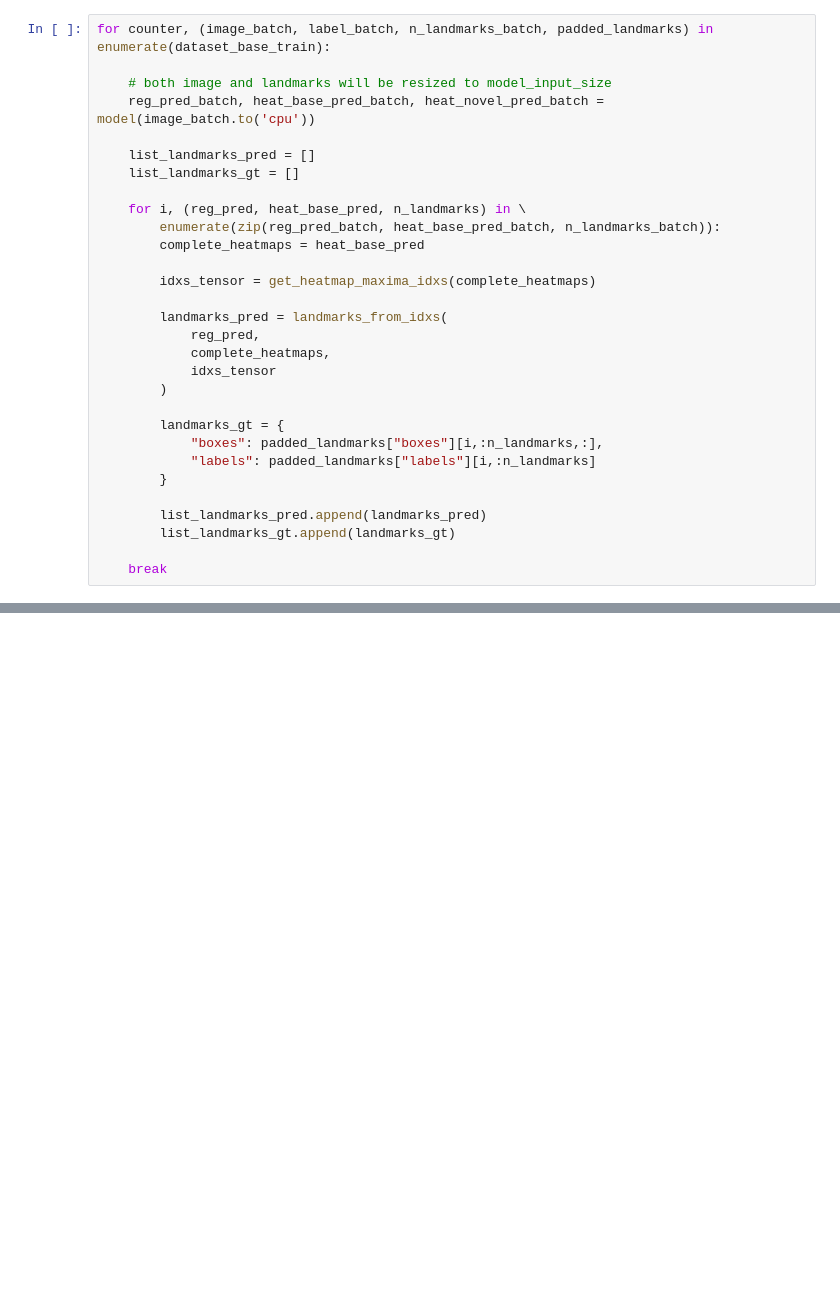
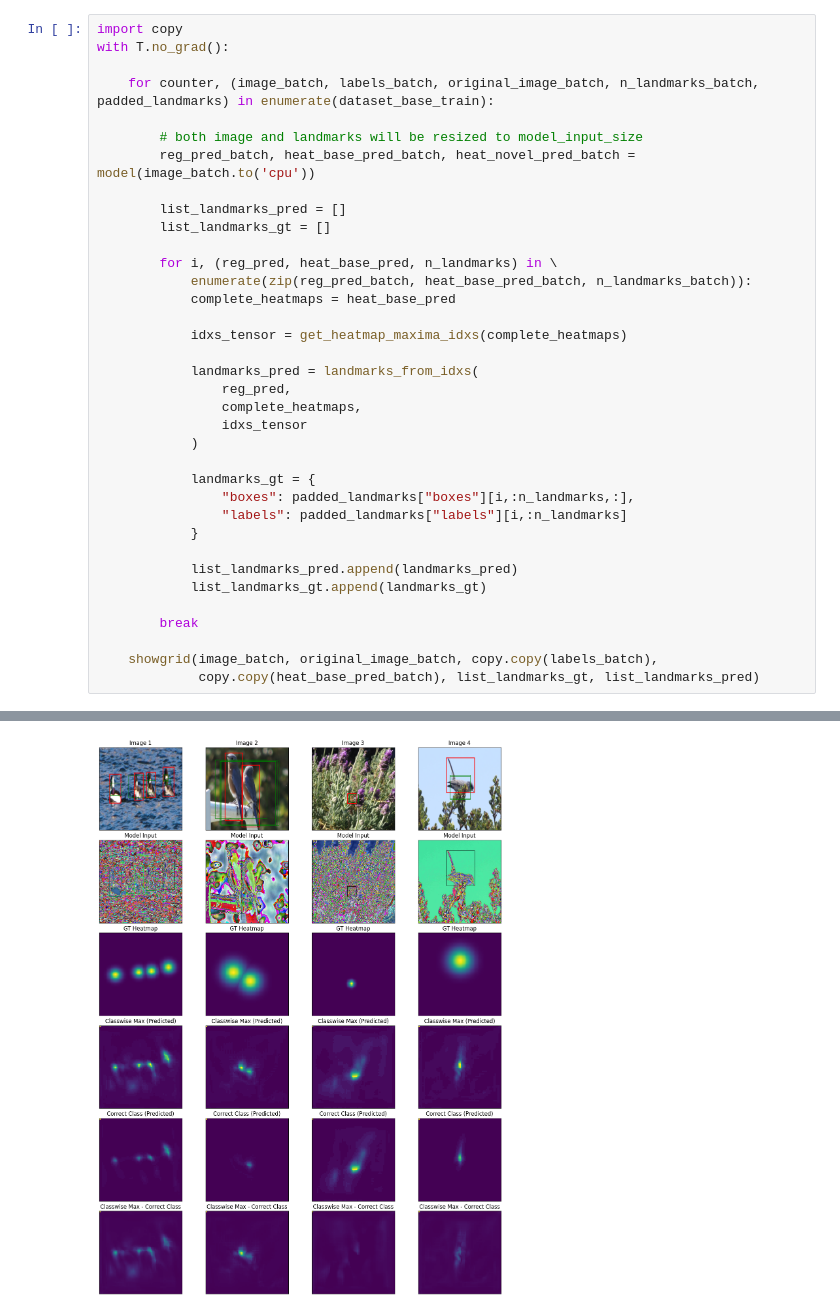
Before and after one commit to MarcelloCeresini/FSOD_CenterNet, a Jupyter notebook: src/notebooks/check_model.ipynb, the cells around one changed output, grey strips where cells are left out. Saved outputs shown, nothing was run; the diff lists cells and outputs as text; blank space fills up the shorter version.

Commit message:
- Added nms threshold - Added visualization transform and analysis

```diff
--- a/src/notebooks/check_model.ipynb
+++ b/src/notebooks/check_model.ipynb
@@ -151,31 +273,37 @@ def landmarks_from_idxs(regressor_pred: T.tensor,
 # %%
-for counter, (image_batch, label_batch, n_landmarks_batch, padded_landmarks) in enumerate(dataset_base_train):
+import copy
+with T.no_grad():
 
-    # both image and landmarks will be resized to model_input_size
-    reg_pred_batch, heat_base_pred_batch, heat_novel_pred_batch = model(image_batch.to('cpu'))
+    for counter, (image_batch, labels_batch, original_image_batch, n_landmarks_batch, padded_landmarks) in enumerate(dataset_base_train):
 
-    list_landmarks_pred = []
-    list_landmarks_gt = []
+        # both image and landmarks will be resized to model_input_size
+        reg_pred_batch, heat_base_pred_batch, heat_novel_pred_batch = model(image_batch.to('cpu'))
 
-    for i, (reg_pred, heat_base_pred, n_landmarks) in \
-        enumerate(zip(reg_pred_batch, heat_base_pred_batch, n_landmarks_batch)):
-        complete_heatmaps = heat_base_pred
+        list_landmarks_pred = []
+        list_landmarks_gt = []
 
-        idxs_tensor = get_heatmap_maxima_idxs(complete_heatmaps)
+        for i, (reg_pred, heat_base_pred, n_landmarks) in \
+            enumerate(zip(reg_pred_batch, heat_base_pred_batch, n_landmarks_batch)):
+            complete_heatmaps = heat_base_pred
 
-        landmarks_pred = landmarks_from_idxs(
-            reg_pred,
-            complete_heatmaps,
-            idxs_tensor
-        )
+            idxs_tensor = get_heatmap_maxima_idxs(complete_heatmaps)
 
-        landmarks_gt = {
-            "boxes": padded_landmarks["boxes"][i,:n_landmarks,:],
-            "labels": padded_landmarks["labels"][i,:n_landmarks]
-        }
+            landmarks_pred = landmarks_from_idxs(
+                reg_pred,
+                complete_heatmaps,
+                idxs_tensor
+            )
 
-        list_landmarks_pred.append(landmarks_pred)
-        list_landmarks_gt.append(landmarks_gt)
+            landmarks_gt = {
+                "boxes": padded_landmarks["boxes"][i,:n_landmarks,:],
+                "labels": padded_landmarks["labels"][i,:n_landmarks]
+            }
 
-    break
+            list_landmarks_pred.append(landmarks_pred)
+            list_landmarks_gt.append(landmarks_gt)
+
+        break
+
+    showgrid(image_batch, original_image_batch, copy.copy(labels_batch),
+             copy.copy(heat_base_pred_batch), list_landmarks_gt, list_landmarks_pred)
 # %% [output]
@@ -198,0 +327 @@ tensor([[  5,  27,  27],
+[figure, added]
```
Also changed, not shown: parts of 7 cells of this notebook, 15 other files.
